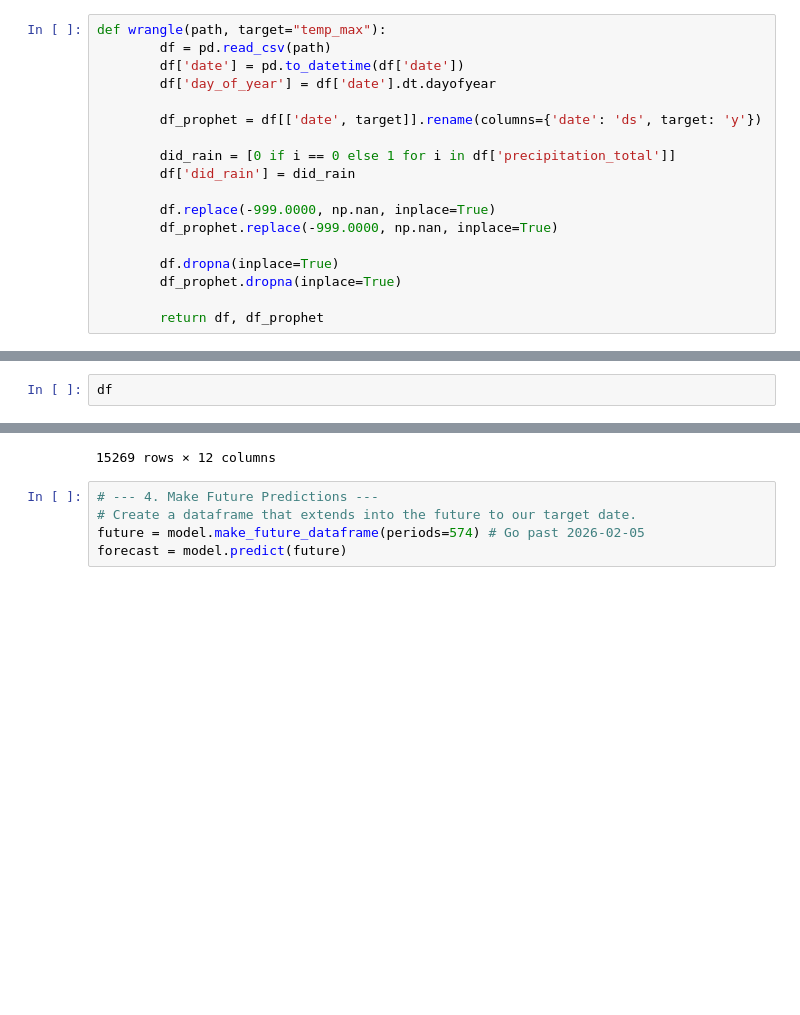
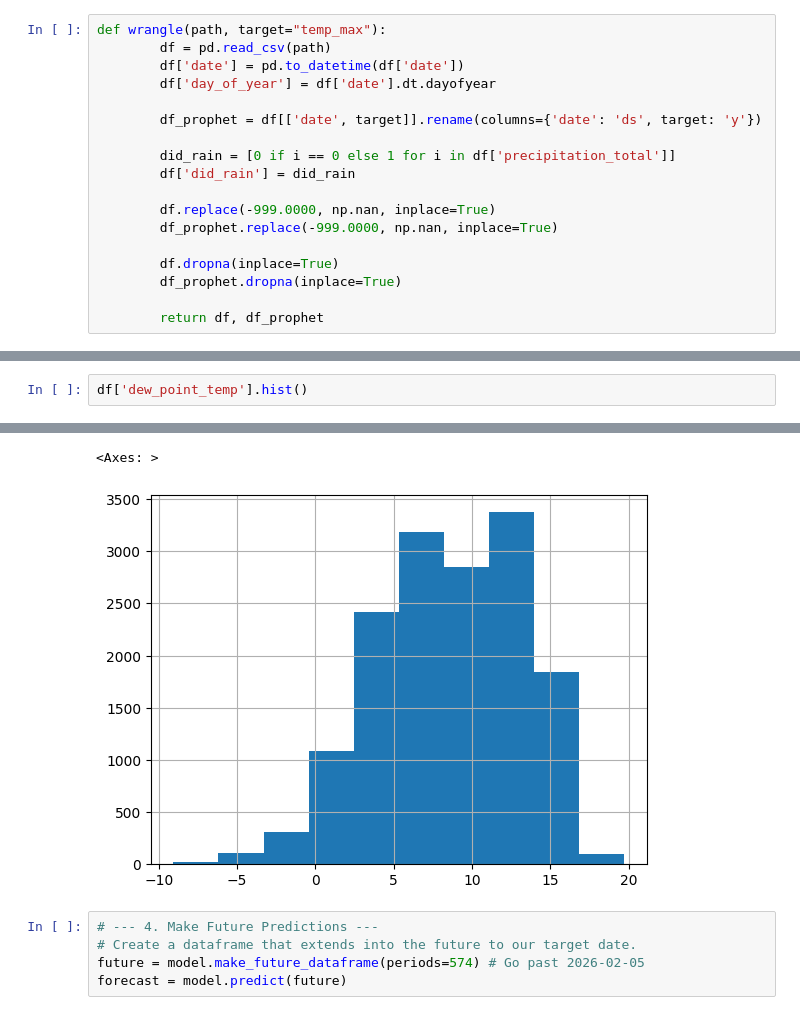
Before and after one commit to mahmoudmohamed12/Nasa-Hackathon, a Jupyter notebook: weather features analysis.ipynb, the cells around one changed output, grey strips where cells are left out. Saved outputs shown, nothing was run; the diff lists cells and outputs as text; blank space fills up the shorter version.

```diff
--- a/weather features analysis.ipynb
+++ b/weather features analysis.ipynb
@@ -34,3 +92,3 @@ model.fit(df_prophet)
 # %%
-df
+df['dew_point_temp'].hist()
 # %% [output]
@@ -49,4 +95,5 @@ df
-15269 rows × 12 columns
+<Axes: >
+[figure, added]
 # %%
 # --- 4. Make Future Predictions ---
 # Create a dataframe that extends into the future to our target date.
```
Also changed, not shown: parts of 11 cells of this notebook, 16 other files.
